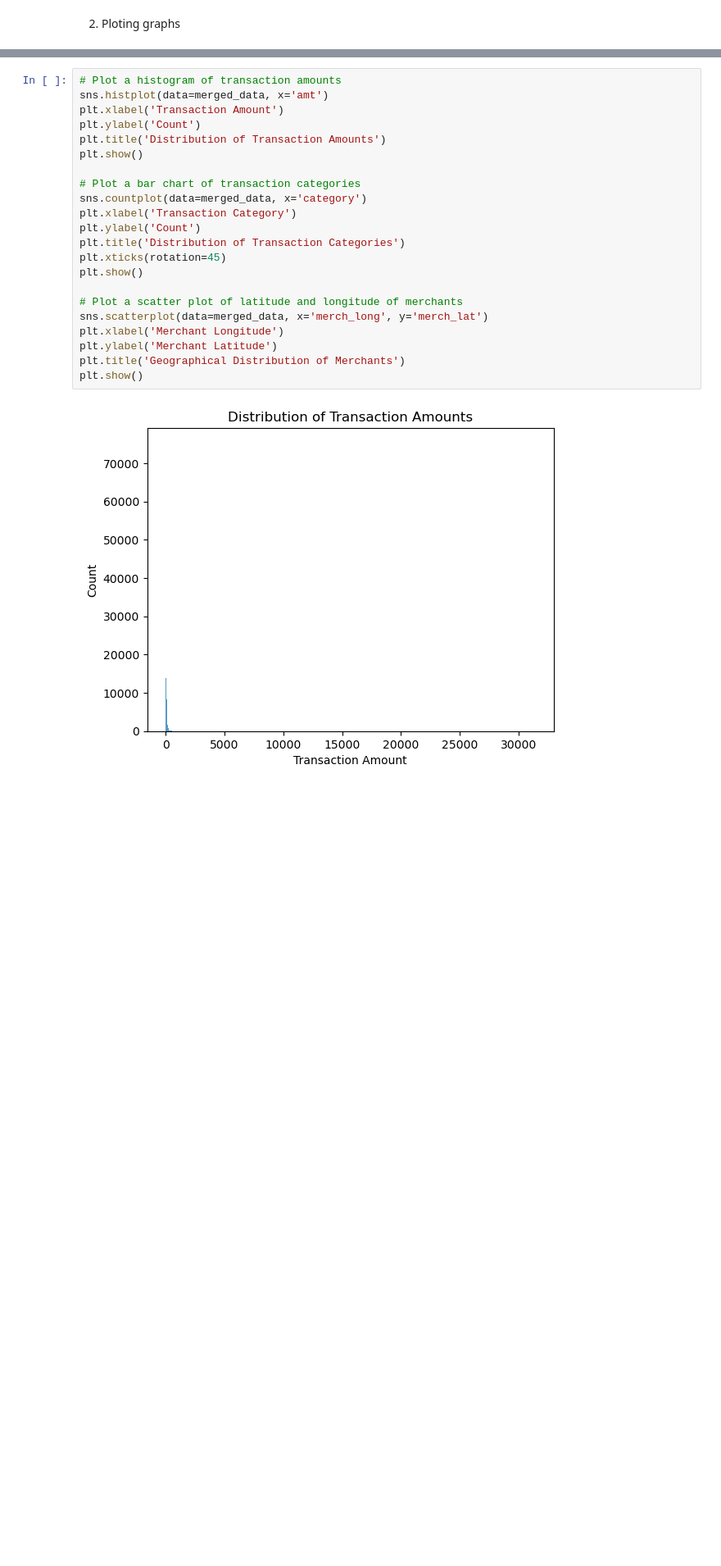
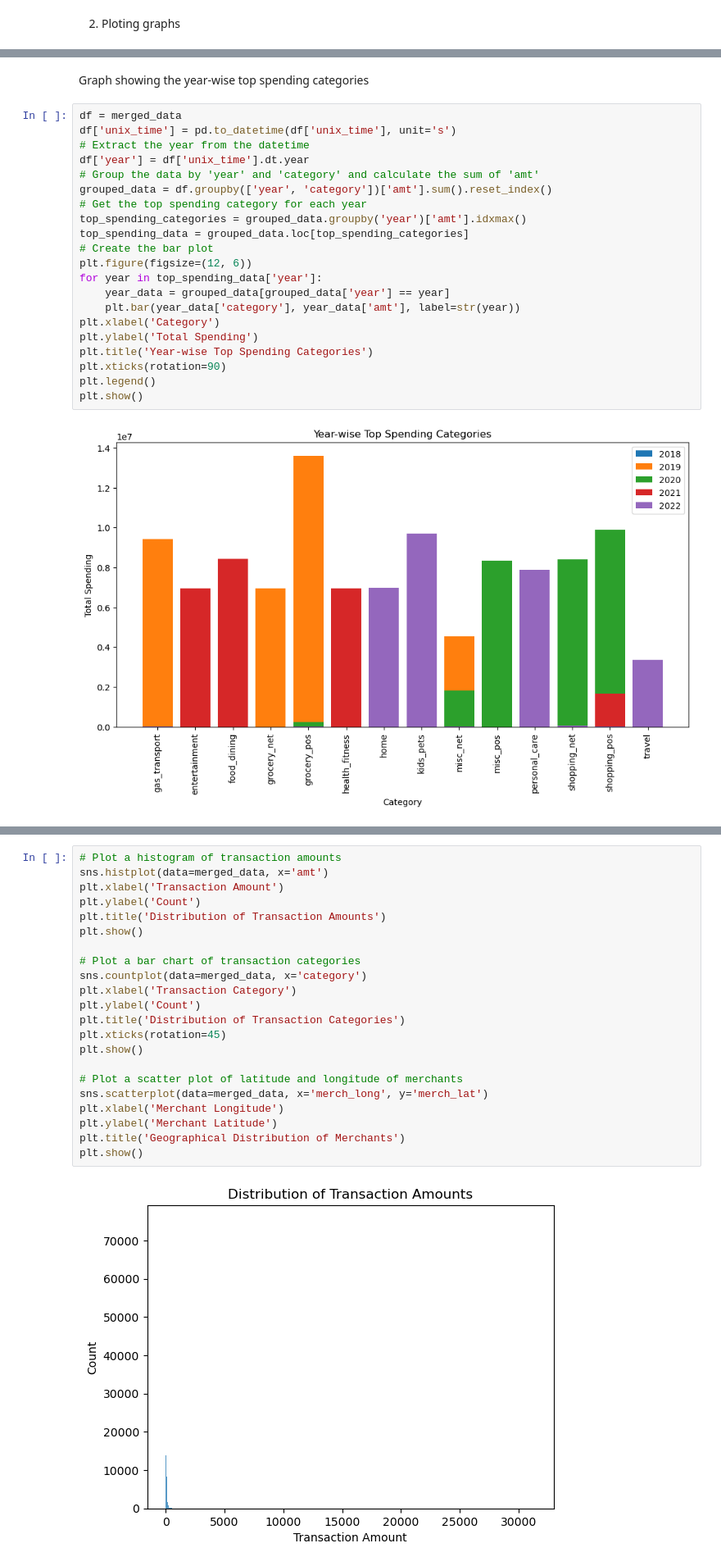
Before and after one commit to hemangsharma/36106_UTS_Assignment3, a Jupyter notebook: main.ipynb, the cells around one changed output, grey strips where cells are left out. Shown at 82% size. Cells and saved outputs as stored; diff of their text form; blank space fills up the shorter version.

```diff
--- a/main.ipynb
+++ b/main.ipynb
@@ -224,0 +246,25 @@ merged_data.describe()
+# %% [markdown]
+Graph showing the year-wise top spending categories
+# %%
+df = merged_data
+df['unix_time'] = pd.to_datetime(df['unix_time'], unit='s')
+# Extract the year from the datetime
+df['year'] = df['unix_time'].dt.year
+# Group the data by 'year' and 'category' and calculate the sum of 'amt'
+grouped_data = df.groupby(['year', 'category'])['amt'].sum().reset_index()
+# Get the top spending category for each year
+top_spending_categories = grouped_data.groupby('year')['amt'].idxmax()
+top_spending_data = grouped_data.loc[top_spending_categories]
+# Create the bar plot
+plt.figure(figsize=(12, 6))
+for year in top_spending_data['year']:
+    year_data = grouped_data[grouped_data['year'] == year]
+    plt.bar(year_data['category'], year_data['amt'], label=str(year))
+plt.xlabel('Category')
+plt.ylabel('Total Spending')
+plt.title('Year-wise Top Spending Categories')
+plt.xticks(rotation=90)
+plt.legend()
+plt.show()
+# %% [output]
+[figure, added]
```
Also changed, not shown: parts of 15 cells of this notebook, 2 other files.
